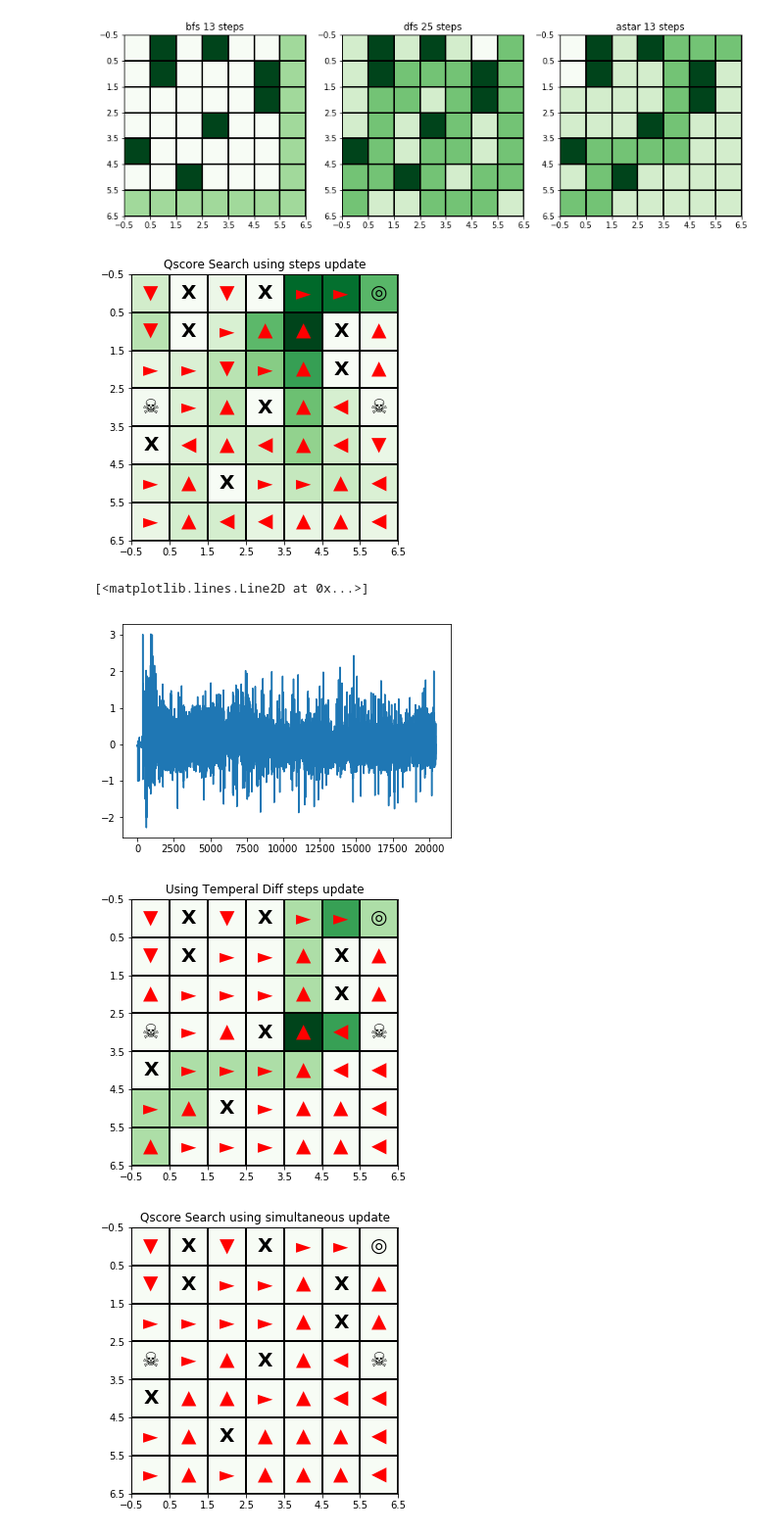
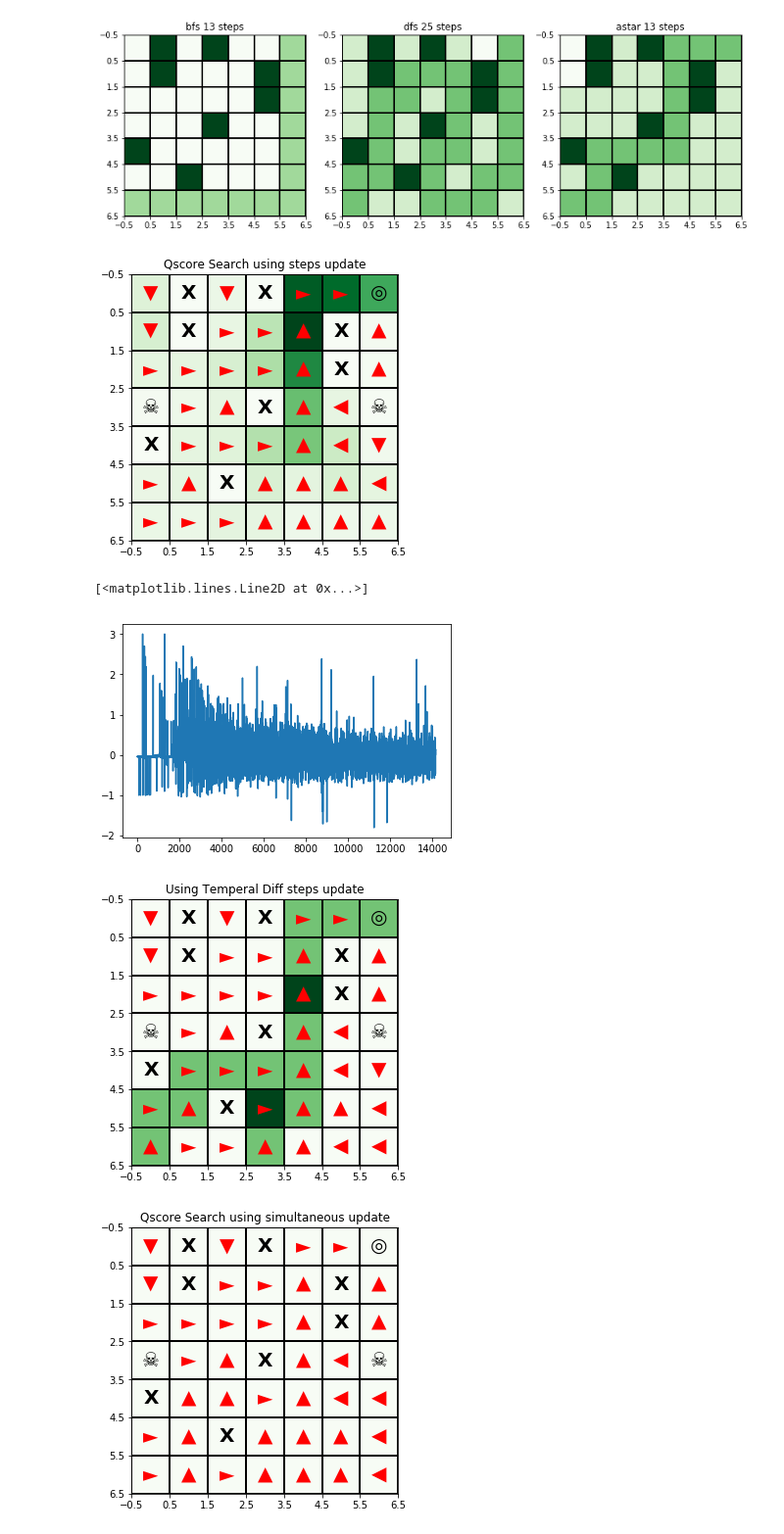
Before and after one commit to chihoxtra/reinforcement_learning, a Jupyter notebook: [PlayAround][Reinforcement Learning].ipynb, the cells around one changed output. Shown at 98% size. Cells and saved outputs as stored; diff of their text form; code cells hidden in the pictures.

Commit message:
seems that eligibility works after implementing a decaying gamma base on 1/t

```diff
--- a/[PlayAround][Reinforcement Learning].ipynb
+++ b/[PlayAround][Reinforcement Learning].ipynb
@@ -428,12 +428,13 @@ class RL_SearchAgent:
         deltaQscoreHist = []
 
         currentState = self.initialState
-        #t = 0 #try to do a diminishing alpha
 
         for e in range(epoche):
 
             #self.alpha = 1/(t+1)
             endStateReached = False
+            gamma = self.gamma
+            e_t = 0 #try to do a diminishing alpha
 
             while not endStateReached:
                 #get the optimal action, it could be off policy if r < offPolicyThreshold
@@ -441,24 +442,28 @@ class RL_SearchAgent:
 
                 assert(self.qScore[currentState][OptimalAct] == OptimalQscore)
 
-                nextState = self.problem.move(currentState, OptimalAct, probabilistic=True)
+                nextState = self.problem.move(currentState, OptimalAct, probabilistic=True) #probabilistic
 
                 _, NextStateExpectedQscore = self.getOptimalAction(nextState, offPolicyThreshold=0.0)
 
                 if self.useEligibility and self.e:
-                    self.e[currentState] += 1
+                    self.e[currentState] += 1 #+1 on eligibility after leaving the state
 
                     ### the key formulas
                     deltaQscore = (self.problem.step_reward[nextState] +
-                                   self.gamma*NextStateExpectedQscore - OptimalQscore)
+                                   self.gamma * NextStateExpectedQscore - OptimalQscore)
+
+                    e_t += 1
+                    gamma = 1./e_t
 
                     for es in list(self.qScore.keys()): #loop thru all the states
 
-                        self.qScore[es][OptimalAct] += (self.alpha * (deltaQscore) * self.e[es])
-                        self.e[es] = self.gamma*self.e[es]
+                        self.qScore[es][OptimalAct] += (self.alpha * deltaQscore * self.e[es])
+
+                        self.e[es] = gamma * self.e[es]
                     ###
-                else:
 
+                else:   #not use eligibility
                     ### the key formulas
                     deltaQscore = (self.problem.step_reward[nextState] +
                                    self.gamma*NextStateExpectedQscore - OptimalQscore)
@@ -557,21 +562,22 @@ p1 = RL_Problem(dimension = (7,7),
 # %%
 ############### Method 1 ########################
 visitedPath = []
-s1 = RL_SearchAgent(p1, alpha = 0.1, gamma = 0.90, initialState = (1,1), useEligibility=True)
+useEligibility=True
+s1 = RL_SearchAgent(p1, alpha = 0.1, gamma = 0.90, initialState = (1,1), useEligibility=useEligibility)
 
-visitedPath, QscoreDiffHist = s1.trainModelbyTemporalDifference(epoche=3000, offPolicyThreshold=0.2)
+visitedPath, QscoreDiffHist = s1.trainModelbyTemporalDifference(epoche=1000, offPolicyThreshold=0.2)
 displayRLMaze(p1, s1, visitedPath,'Qscore Search using steps update')
 # %% [output]
-[figure, old version]
+[figure, new version]
 # %%
 plt.plot(QscoreDiffHist)
 # %% [output]
 [<matplotlib.lines.Line2D at 0x...>]
-[figure, old version]
+[figure, new version]
 # %%
 showSearchPolicy(p1, s1, title='Using Temperal Diff steps update')
 # %% [output]
-[figure, old version]
+[figure, new version]
 # %%
 ############### Method 2 ########################
 s2 = RL_SearchAgent(p1, gamma=0.90, initialState = (1,1))
```
